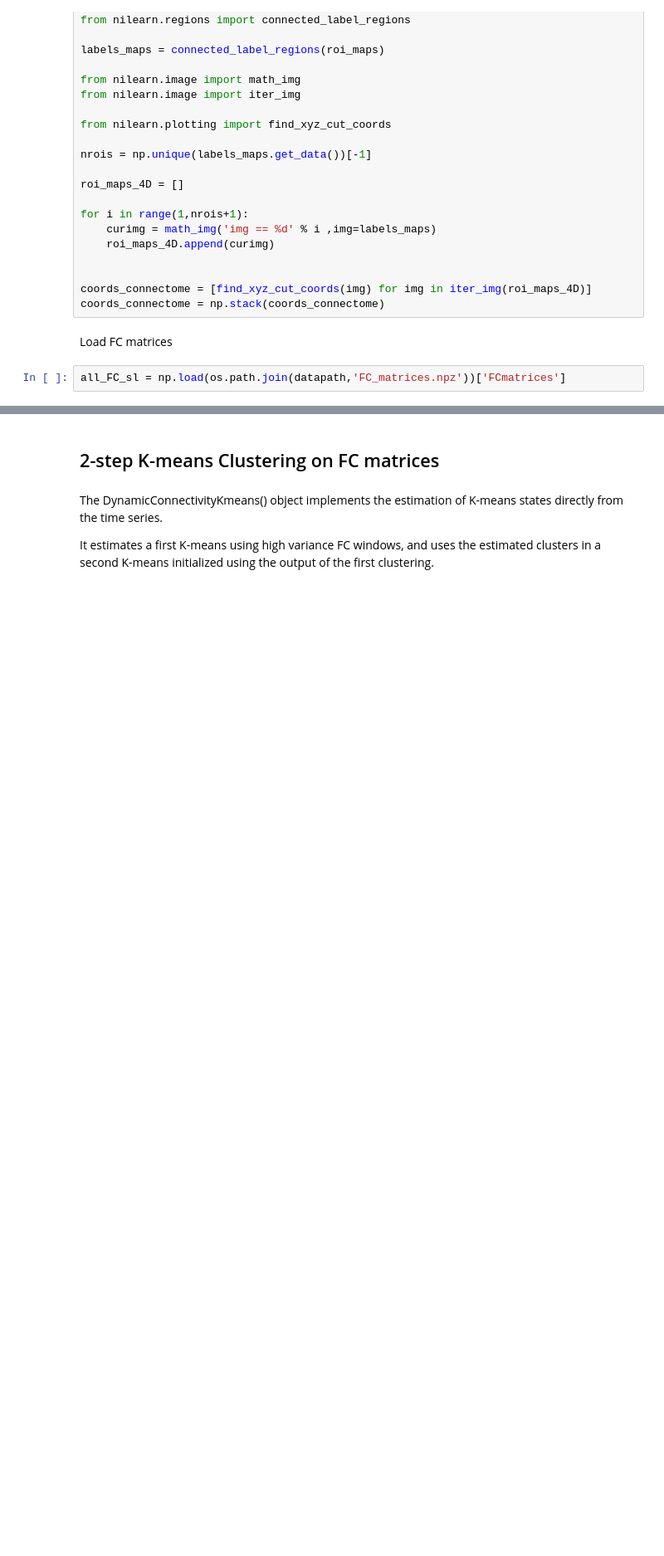
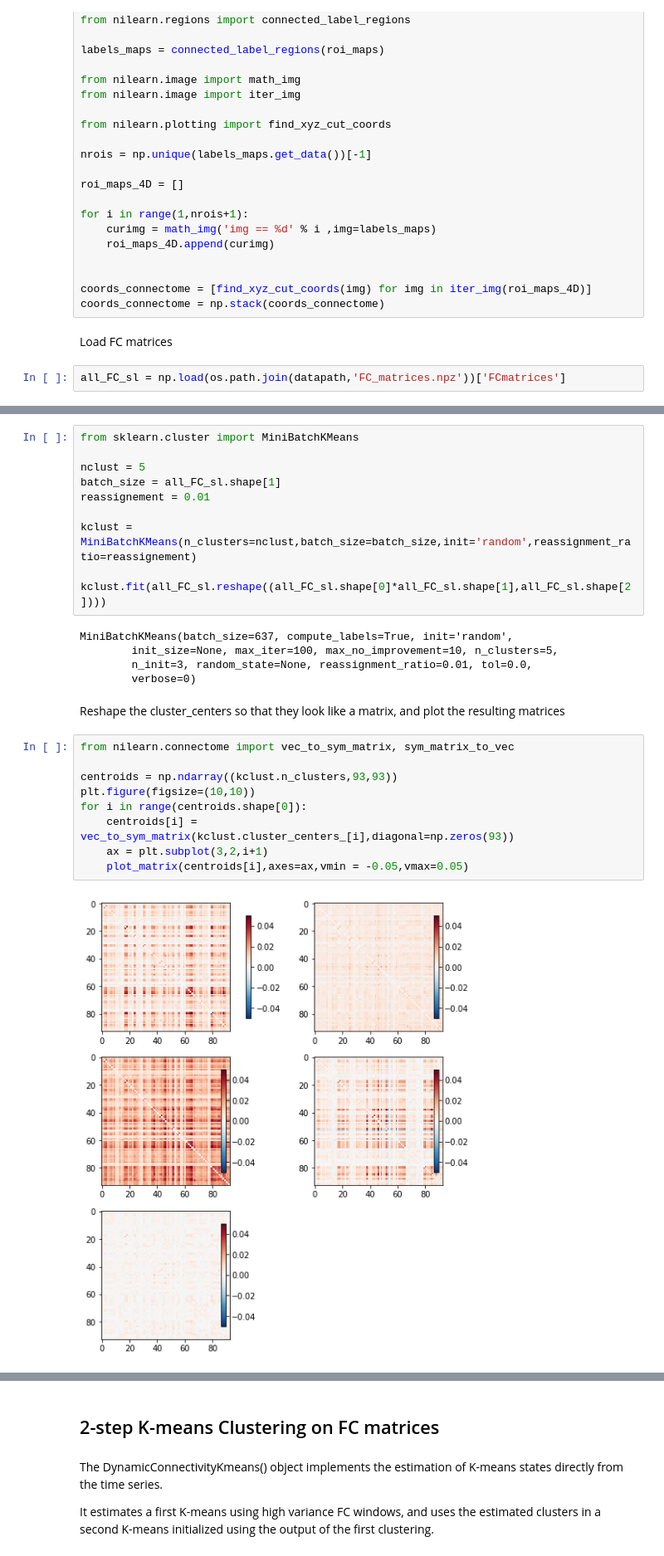
Before and after one commit to majdabd/ADBN, a Jupyter notebook: Clustering methods.ipynb, the cells around one changed output, grey strips where cells are left out. Shown at 83% size. Saved outputs shown, nothing was run; the diff lists cells and outputs as text; blank space fills up the shorter version.

Commit message:
added first clustering

```diff
--- a/Clustering methods.ipynb
+++ b/Clustering methods.ipynb
@@ -55,0 +87,28 @@ Next steps from here
+# %%
+from sklearn.cluster import MiniBatchKMeans
+
+nclust = 5
+batch_size = all_FC_sl.shape[1]
+reassignement = 0.01
+
+kclust = MiniBatchKMeans(n_clusters=nclust,batch_size=batch_size,init='random',reassignment_ratio=reassignement)
+
+kclust.fit(all_FC_sl.reshape((all_FC_sl.shape[0]*all_FC_sl.shape[1],all_FC_sl.shape[2])))
+# %% [output]
+MiniBatchKMeans(batch_size=637, compute_labels=True, init='random',
+        init_size=None, max_iter=100, max_no_improvement=10, n_clusters=5,
+        n_init=3, random_state=None, reassignment_ratio=0.01, tol=0.0,
+        verbose=0)
+# %% [markdown]
+Reshape the cluster_centers so that they look like a matrix, and plot the resulting matrices
+# %%
+from nilearn.connectome import vec_to_sym_matrix, sym_matrix_to_vec
+
+centroids = np.ndarray((kclust.n_clusters,93,93))
+plt.figure(figsize=(10,10))
+for i in range(centroids.shape[0]):
+    centroids[i] = vec_to_sym_matrix(kclust.cluster_centers_[i],diagonal=np.zeros(93))
+    ax = plt.subplot(3,2,i+1)
+    plot_matrix(centroids[i],axes=ax,vmin = -0.05,vmax=0.05)
+# %% [output]
+[figure, added]
```
Also changed, not shown: parts of 10 cells of this notebook.
